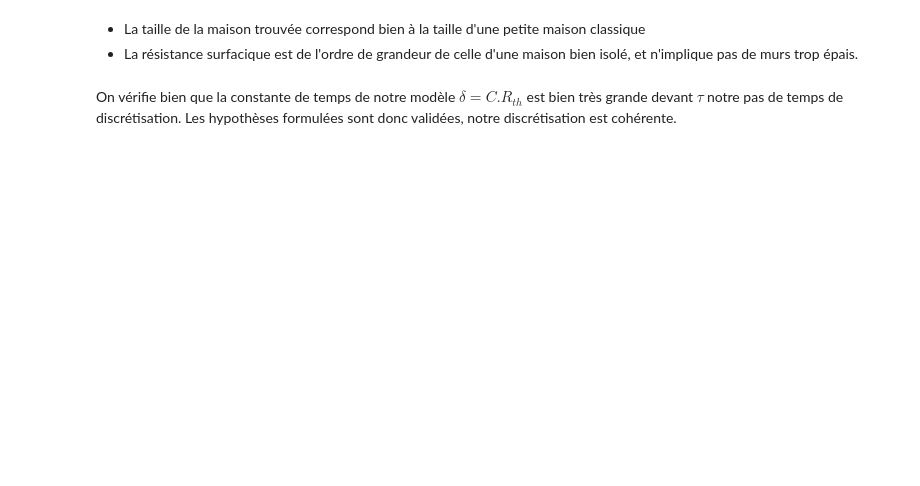
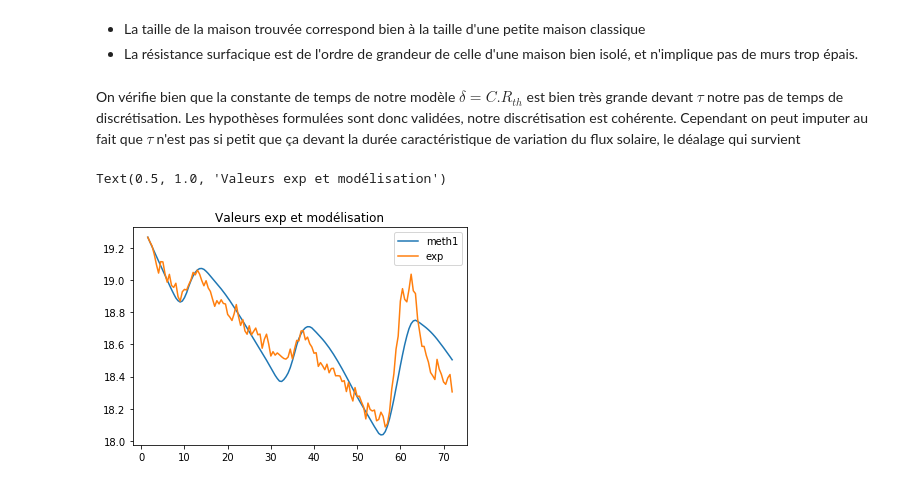
Before and after one commit to paplessix/proj_opti_S2, a Jupyter notebook: model.ipynb, the cells around one changed output. Drawn from its saved outputs; the diff is of its cells as text; code cells hidden in the pictures; blank space fills up the shorter version.

```diff
--- a/model.ipynb
+++ b/model.ipynb
@@ -93,4 +96,14 @@ plt.title('flux solaire')
 plt.subplot(223)
 plt.plot(heure,T_ext)
 plt.title('température _ext')
+#Création du vecteur des différences
+diff = []
+for i in range (1, len(T_int)):
+    diff.append(T_int[i]-T_int[i-1])
+diff  = np.array(diff)
+diff = diff[1:]
+T_int =T_int[2:]# On enlève les premières données qui faussent la régression
+phi_sol = phi_sol[2:]
+T_ext = T_ext[2:]
+heure = heure[2:]
 # %% [output]
@@ -143,0 +124,14 @@ plt.show()
+# %%
+#Fonction de résidu
+# X = [alpha, R, R_surf]
+def f(x):
+    alpha = x[0]
+    R = x[1]
+    R_surf = x[2]
+    tau = 0.5
+    S_ext = R/R_surf
+    a = np.sqrt(S_ext/5) # Arrete de la maison
+    V = a**3 # volume de la maison
+    C = 1004*V # On considère la maison remplie uniquement d'air
+    return (3600*tau/C)*((alpha*phi_sol)*S_ext - (T_int - T_ext)/R)-diff
+np.linalg.norm(f([alpha1,R1,R_surf1]))
@@ -144,5 +140,17 @@ plt.show()
 # %%
-print('=====')
+# Moindres carrés linéaires
+print(len(diff))
+res = optimize.least_squares(f,[0.01,100,4], verbose=1, method ='lm')
+# Levenberg-Marquardt plus stable que Gauss Newton
+residual = res.fun
+alpha, R, R_surf = res.x
+V = (R/R_surf)**(3/2)
+C = 1004*V
+#######################################
+
+print('===== \n')
+print(' MODELISATION DE LA MAISON \n ')
+print('Murs de résistance équivalente', R,'\n')
 print('Cube de côté a :', np.sqrt(R/R_surf), 'm','\n')
 print('Mur de résistance surfacique', R_surf,'m^2KW^-1\n')
 print('Pourcentage du flux solaire chauffant la maison', alpha,'\n')
@@ -160,4 +176,14 @@ Capacité thermique de la maison 125534.21808002098 JK^-1
 - La taille de la maison trouvée correspond bien à la taille d'une petite maison classique
 - La résistance surfacique est de l'ordre de grandeur de celle d'une maison bien isolé, et n'implique pas de murs trop épais.
 # %% [markdown]
-On vérifie bien que la constante de temps de notre modèle $\delta = C.R_{th}$ est bien très grande devant $\tau$ notre pas de temps de discrétisation. Les hypothèses formulées sont donc validées, notre discrétisation est cohérente.
+On vérifie bien que la constante de temps de notre modèle $\delta = C.R_{th}$ est bien très grande devant $\tau$ notre pas de temps de discrétisation. Les hypothèses formulées sont donc validées, notre discrétisation est cohérente. Cependant on peut imputer au fait que $\tau$  n'est pas si petit que ça devant la durée caractéristique de variation du flux solaire, le déalage qui survient
+# %%
+# Comparaison visuelle de la validité du modèle
+model1 =  mod(T_int[0],T_ext, phi_sol,0.5,R,C,alpha,R_surf)
+plt.plot(heure,model1, label = "meth1")
+plt.plot(heure,T_int, label = 'exp')
+plt.legend()
+plt.title('Valeurs exp et modélisation')
+# %% [output]
+Text(0.5, 1.0, 'Valeurs exp et modélisation')
+[figure, added]
```
Also changed, not shown: parts of 16 cells of this notebook.
